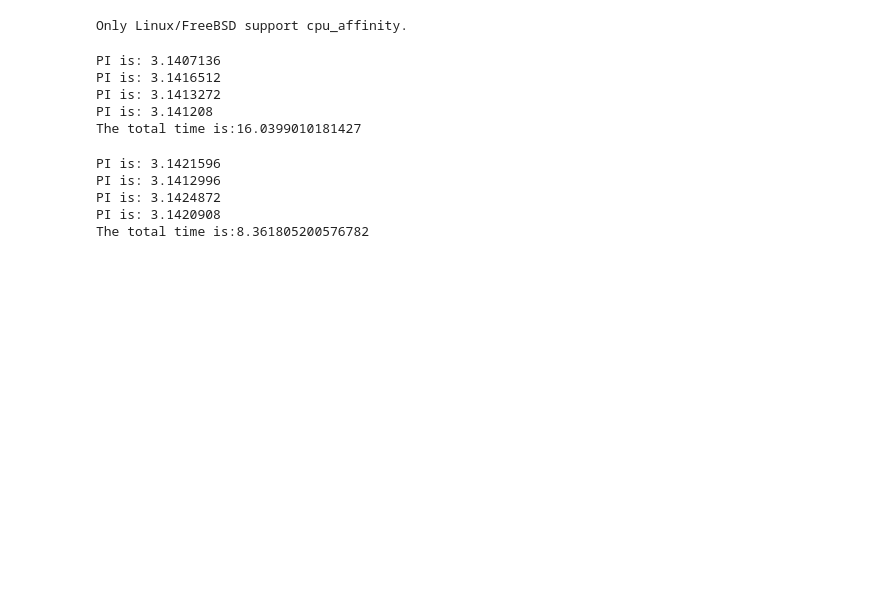
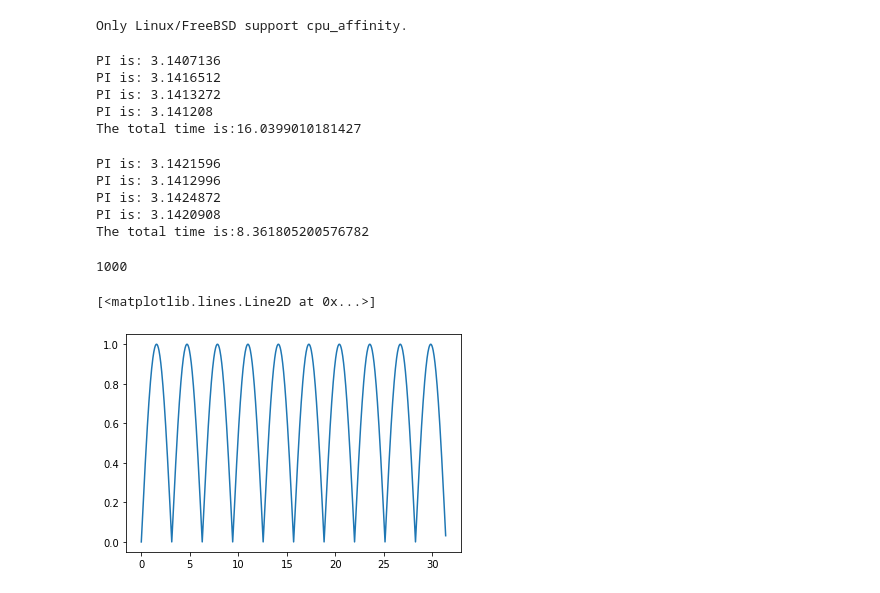
Before and after one commit to jinglong485/python-playground, a Jupyter notebook: mutilprocess.ipynb, the cells around one changed output. Drawn from its saved outputs; the diff is of its cells as text; code cells hidden in the pictures; blank space fills up the shorter version.

```diff
--- a/mutilprocess.ipynb
+++ b/mutilprocess.ipynb
@@ -58,0 +65,16 @@ The total time is:8.361805200576782
+# %%
+num_lattice = 1000
+num_period = 10
+# %%
+x = np.arange(0,np.pi * num_period, np.pi * num_period/num_lattice)
+# %%
+len(x)
+# %% [output]
+1000
+# %%
+y =np.absolute(np.sin(x))
+# %%
+plt.plot(x,y)
+# %% [output]
+[<matplotlib.lines.Line2D at 0x...>]
+[figure, added]
```
Also changed, not shown: parts of 6 cells of this notebook.
